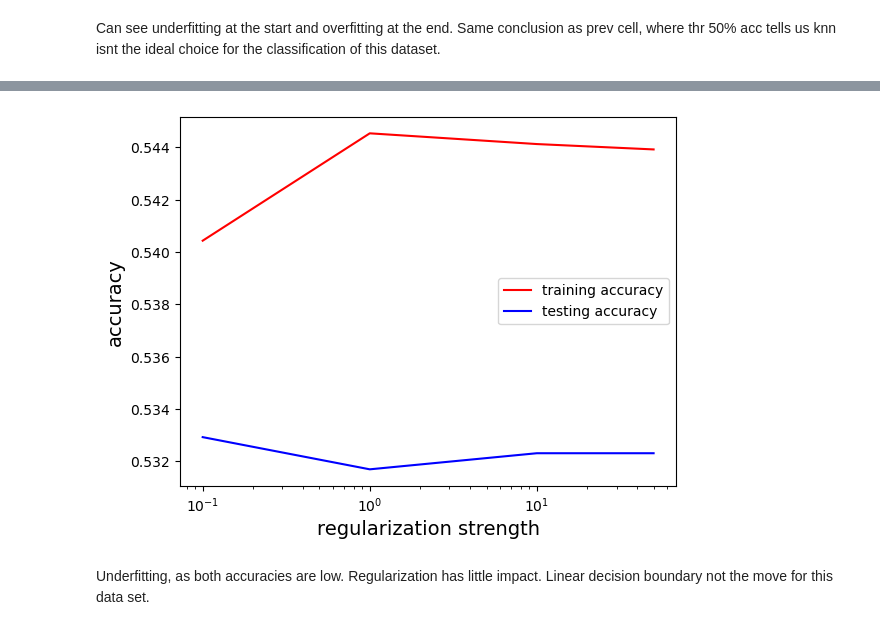
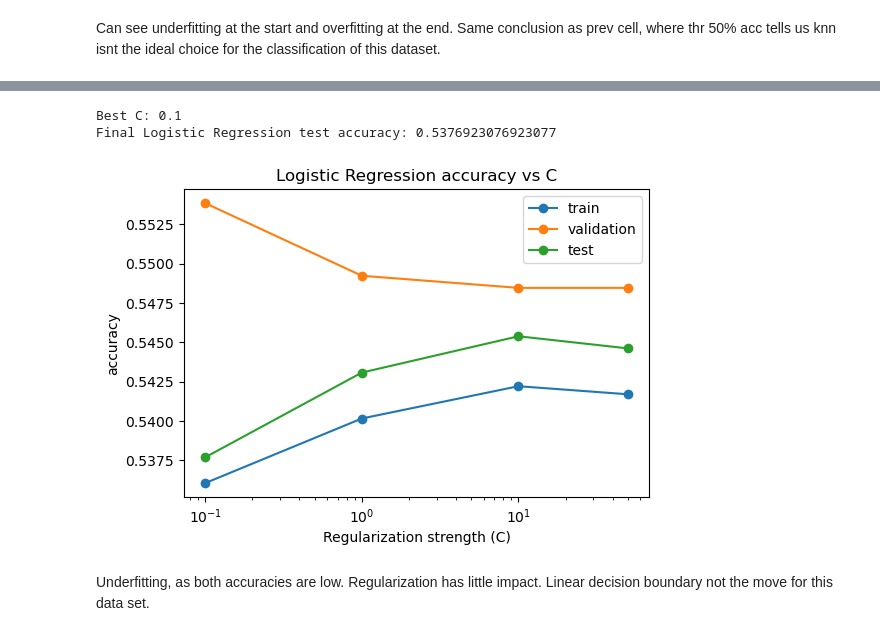
Before and after one commit to mxxntiny/ML_winter26, a Jupyter notebook: ML_project.ipynb, the cells around one changed output, grey strips where cells are left out. Drawn from its saved outputs; the diff is of its cells as text; code cells hidden in the pictures.

Commit message:
added test/validation split functionality

```diff
--- a/ML_project.ipynb
+++ b/ML_project.ipynb
@@ -132,19 +150,24 @@ Overfitting at smaller k values, begins to overfit at k=150.
 Since accuracies are at around 50%, we can tell this isn't a good classifier for the data.
 # %%
 
+
 k_vals = [1, 3, 5, 10, 25, 50, 100, 200, 500, 1000]
+
 train_acc = []
-test_acc = []
+val_acc = []
 
 for k in k_vals:
     knn = KNeighborsClassifier(n_neighbors=k)
-    knn.fit(X_tr, y_tr)   # preferably scaled full features
+    knn.fit(X_tr, y_tr)
+
     train_acc.append(knn.score(X_tr, y_tr))
-    test_acc.append(knn.score(X_te, y_te))
+    val_acc.append(knn.score(X_val, y_val))
 
+# plot
 plt.figure(figsize=(6,4))
 plt.plot(k_vals, train_acc, marker='o', label='train')
-plt.plot(k_vals, test_acc, marker='o', label='test')
+plt.plot(k_vals, val_acc, marker='o', label='validation')
+
 plt.xlabel('k')
 plt.ylabel('accuracy')
 plt.title('kNN accuracy vs k')
@@ -159,5 +182,6 @@ Can see underfitting at the start and overfitting at the end. Same conclusion as
 scaler = StandardScaler()
 
 X_tr = scaler.fit_transform(X_tr)
+X_val = scaler.transform(X_val)
 X_te = scaler.transform(X_te)
 # %%
@@ -186,27 +233,60 @@ plt.show()
 # %%
 train_accuracies = []
+val_accuracies = []
 test_accuracies = []
+
 cs = [0.1, 1, 10, 50]
 
+# sweep over C
 for c in cs:
-    classifier = LogisticRegression(penalty='l1', C=c , solver='liblinear', fit_intercept=True, random_state=seed)
+    classifier = LogisticRegression(
+        penalty='l1',
+        C=c,
+        solver='liblinear',
+        fit_intercept=True,
+        random_state=seed
+    )
+
     classifier.fit(X_tr, y_tr)
 
-    # log model training and test accuracies
-    train_accuracies.append(accuracy_score(classifier.predict(X_tr), y_tr))
-    test_accuracies.append(accuracy_score(classifier.predict(X_te), y_te))
+    train_accuracies.append(classifier.score(X_tr, y_tr))
+    val_accuracies.append(classifier.score(X_val, y_val))
+    test_accuracies.append(classifier.score(X_te, y_te))  # for visualization only
 
-fig, axes = plt.subplots()
-axes.semilogx(cs, train_accuracies, color='red', label='training accuracy')
-axes.semilogx(cs, test_accuracies, color='blue', label='testing accuracy')
+# pick best C using validation
+best_c = cs[val_accuracies.index(max(val_accuracies))]
+print("Best C:", best_c)
 
-axes.set_xlabel('regularization strength', fontsize=14)
-axes.set_ylabel('accuracy', fontsize=14)
+# final model (trained on training set only)
+best_model = LogisticRegression(
+    penalty='l1',
+    C=best_c,
+    solver='liblinear',
+    fit_intercept=True,
+    random_state=seed
+)
 
-axes.legend()
+best_model.fit(X_tr, y_tr)
+
+# final test accuracy (ONLY ONCE)
+final_test_acc = best_model.score(X_te, y_te)
+print("Final Logistic Regression test accuracy:", final_test_acc)
+
+# plot
+plt.figure(figsize=(6,4))
+plt.semilogx(cs, train_accuracies, marker='o', label='train')
+plt.semilogx(cs, val_accuracies, marker='o', label='validation')
+plt.semilogx(cs, test_accuracies, marker='o', label='test')
+
+plt.xlabel('Regularization strength (C)')
+plt.ylabel('accuracy')
+plt.title('Logistic Regression accuracy vs C')
+plt.legend()
 plt.show()
 # %% [output]
+Best C: 0.1
+Final Logistic Regression test accuracy: 0.5376923076923077
-[figure, old version]
+[figure, new version]
 # %% [markdown]
 Underfitting, as both accuracies are low. Regularization has little impact.
 Linear decision boundary not the move for this data set.
```
Also changed, not shown: parts of 8 cells of this notebook.
